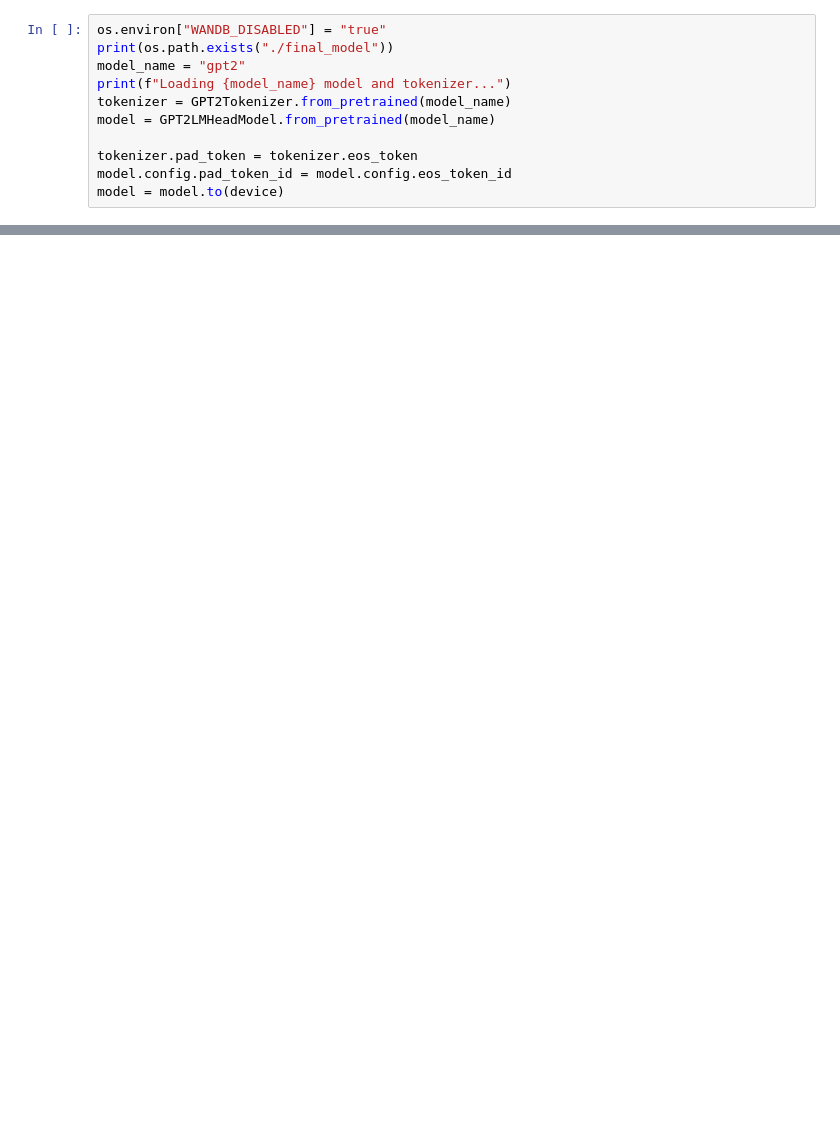
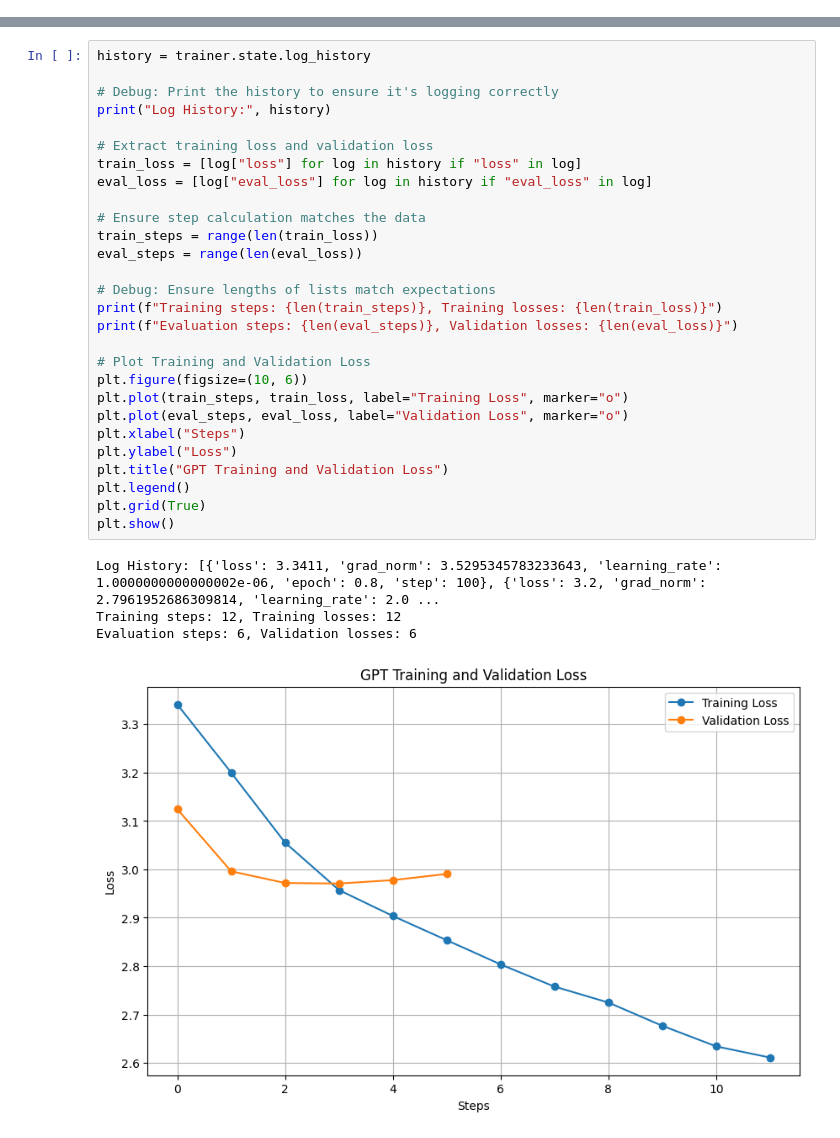
Before and after one commit to tanaya09/CS6923-ML-Project, a Jupyter notebook: Fine_Tuning/finetuning-llm.ipynb, the cells around one changed output, grey strips where cells are left out. Saved outputs shown, nothing was run; the diff lists cells and outputs as text; blank space fills up the shorter version.

```diff
--- a/Fine_Tuning/finetuning-llm.ipynb
+++ b/Fine_Tuning/finetuning-llm.ipynb
@@ -39,14 +54,3 @@ if torch.cuda.is_available():
 # %% [output]
 Using device: cuda
 GPU Model: Tesla P100-PCIE-16GB
-# %%
-os.environ["WANDB_DISABLED"] = "true"
-print(os.path.exists("./final_model"))
-model_name = "gpt2"
-print(f"Loading {model_name} model and tokenizer...")
-tokenizer = GPT2Tokenizer.from_pretrained(model_name)
-model = GPT2LMHeadModel.from_pretrained(model_name)
-
-tokenizer.pad_token = tokenizer.eos_token
-model.config.pad_token_id = model.config.eos_token_id
-model = model.to(device)
@@ -417,0 +594,33 @@ The US average vehicle is priced at $1 million.  We estimate the average US cos
+# %%
+history = trainer.state.log_history
+
+# Debug: Print the history to ensure it's logging correctly
+print("Log History:", history)
+
+# Extract training loss and validation loss
+train_loss = [log["loss"] for log in history if "loss" in log]
+eval_loss = [log["eval_loss"] for log in history if "eval_loss" in log]
+
+# Ensure step calculation matches the data
+train_steps = range(len(train_loss))
+eval_steps = range(len(eval_loss))
+
+# Debug: Ensure lengths of lists match expectations
+print(f"Training steps: {len(train_steps)}, Training losses: {len(train_loss)}")
+print(f"Evaluation steps: {len(eval_steps)}, Validation losses: {len(eval_loss)}")
+
+# Plot Training and Validation Loss
+plt.figure(figsize=(10, 6))
+plt.plot(train_steps, train_loss, label="Training Loss", marker="o")
+plt.plot(eval_steps, eval_loss, label="Validation Loss", marker="o")
+plt.xlabel("Steps")
+plt.ylabel("Loss")
+plt.title("GPT Training and Validation Loss")
+plt.legend()
+plt.grid(True)
+plt.show()
+# %% [output]
+Log History: [{'loss': 3.3411, 'grad_norm': 3.5295345783233643, 'learning_rate': 1.0000000000000002e-06, 'epoch': 0.8, 'step': 100}, {'loss': 3.2, 'grad_norm': 2.7961952686309814, 'learning_rate': 2.0 ...
+Training steps: 12, Training losses: 12
+Evaluation steps: 6, Validation losses: 6
+[figure, added]
```
Also changed, not shown: parts of 25 cells of this notebook.
